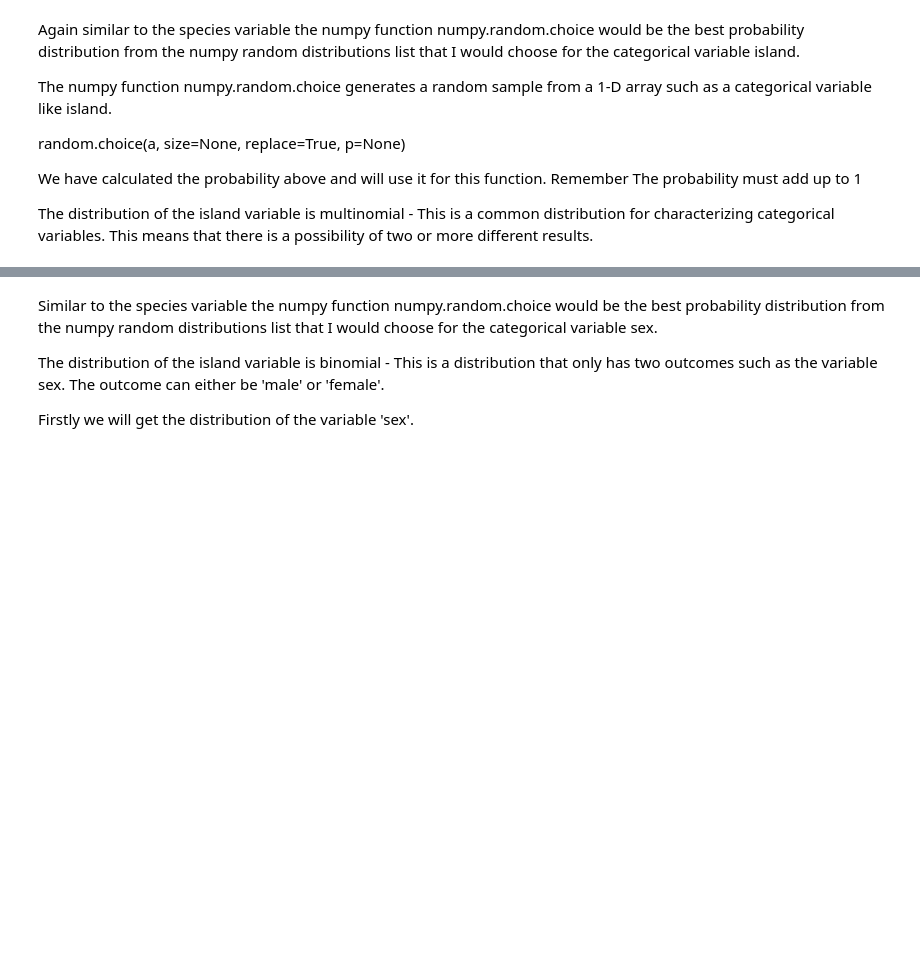
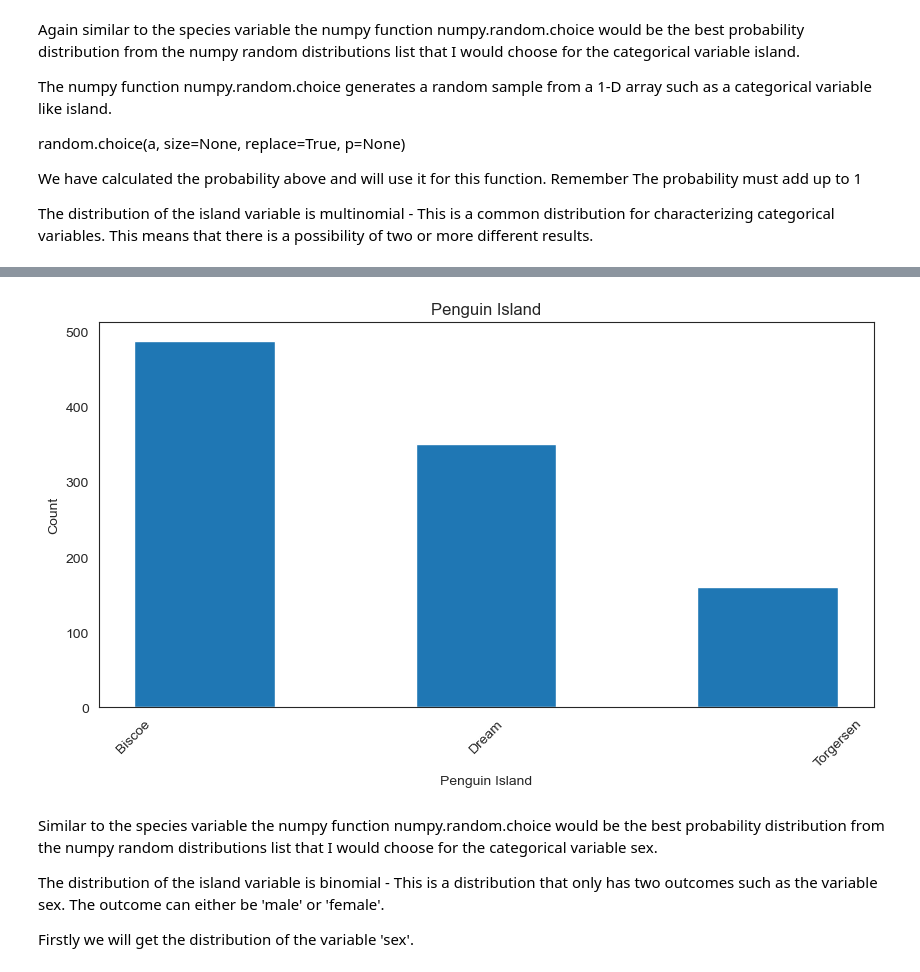
Before and after one commit to AudeAllen/Fundamentals-of-Data-Analysis---Tasks-and-Project, a Jupyter notebook: tasks.ipynb, the cells around one changed output, grey strips where cells are left out. Cells and saved outputs as stored; diff of their text form; code cells hidden in the pictures; blank space fills up the shorter version.

Commit message:
Graph for Entrophy - Task 4

```diff
--- a/tasks.ipynb
+++ b/tasks.ipynb
@@ -319,5 +382,7 @@ The distribution of the island variable is multinomial - This is a common distri
 
 import numpy as np
 
-penguin_arr = ['Biscoe', 'Dream', 'Torgersen']
-np.random.choice(penguin_arr, 1000, p=[0.49, 0.36, 0.15])
+penguinisland_arr = ['Biscoe', 'Dream', 'Torgersen']
+penguinisland = np.random.choice(penguinisland_arr, 1000, p=[0.49, 0.36, 0.15])
+
+print(penguinisland)
@@ -324,3 +407,23 @@ np.random.choice(penguin_arr, 1000, p=[0.49, 0.36, 0.15])
+# %%
+
+# Histogram using the function random.choice function
+
+import numpy as np
+import matplotlib.pyplot as plt
+import seaborn as sns
+
+plt.figure(figsize = (10, 5))
+plt.hist(penguinisland,5, histtype='bar', stacked=True)
+plt.title("Penguin Island")
+plt.xlabel("Penguin Island")
+plt.ylabel("Count")
+plt.xticks(rotation=45)
+plt.xlabel("Penguin Island", fontsize=10)
+plt.xticks(fontsize=10)
+plt.savefig('Images/Penguin Island.png')# Save to PNG file in the Images folder
+plt.show()
+# %% [output]
+[figure, added]
 # %% [markdown]
 Similar to the species variable the numpy function numpy.random.choice would be the best probability distribution from the
 numpy random distributions list that I would choose for the categorical variable sex.
```
Also changed, not shown: parts of 28 cells of this notebook, 4 other files.
